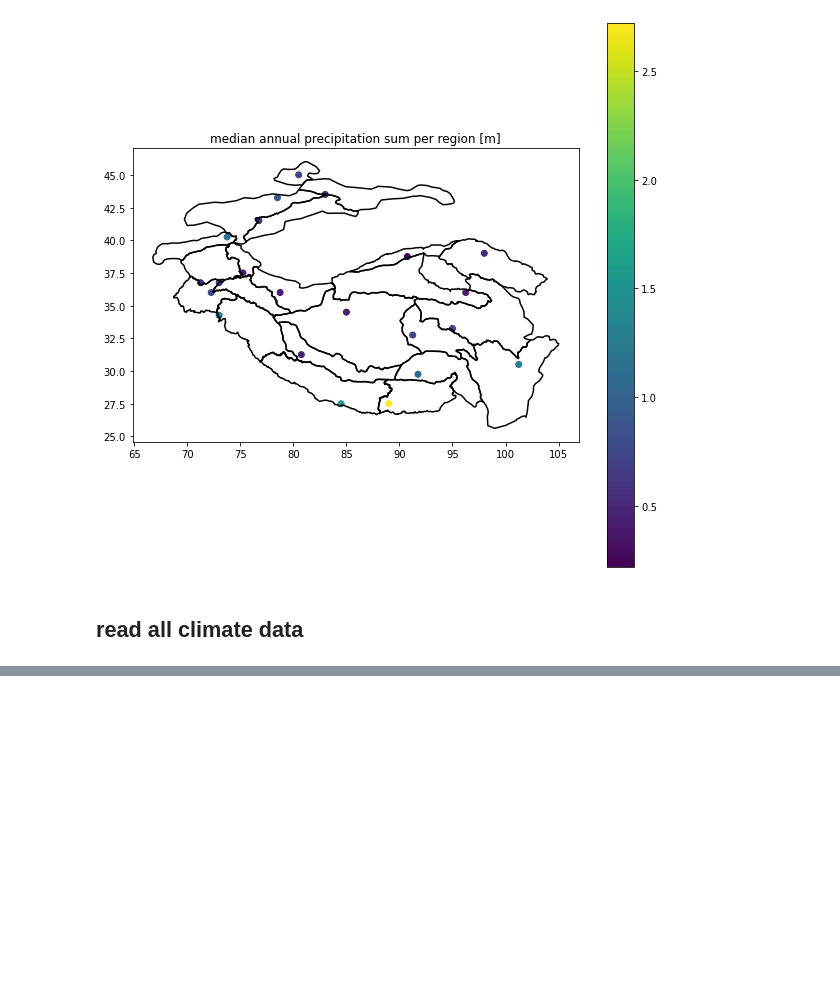
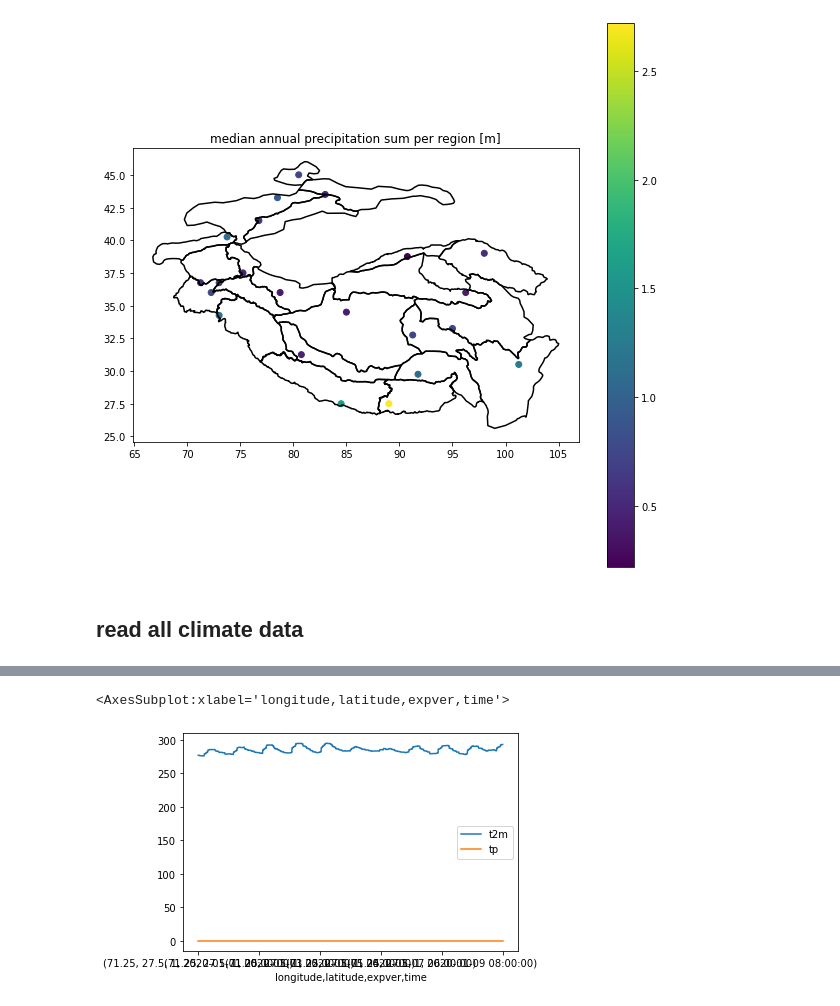
Before and after one commit to varyabazilova/hma_regions, a Jupyter notebook: timeseries_for_locations.ipynb, the cells around one changed output, grey strips where cells are left out. Saved outputs shown, nothing was run; the diff lists cells and outputs as text; code cells hidden in the pictures; blank space fills up the shorter version.

```diff
--- a/timeseries_for_locations.ipynb
+++ b/timeseries_for_locations.ipynb
@@ -137,0 +107,3 @@ climate_all5.head()
+# %%
+%%time
+tp = tp.sel(longitude = longitude, latitude = latitude, method = 'nearest')
@@ -137,0 +113,3 @@ climate_all5.head()
+# %%
+%%time
+t2m_df = t2m.to_dataframe()
@@ -137,0 +119,3 @@ climate_all5.head()
+# %%
+%%time
+tp_df = tp.to_dataframe()
@@ -137,0 +125,7 @@ climate_all5.head()
+# %%
+df = t2m_df.join(tp_df)
+# %%
+df[:1000].plot()
+# %% [output]
+<AxesSubplot:xlabel='longitude,latitude,expver,time'>
+[figure, added]
```
Also changed, not shown: parts of 16 cells of this notebook, 1 other file.
